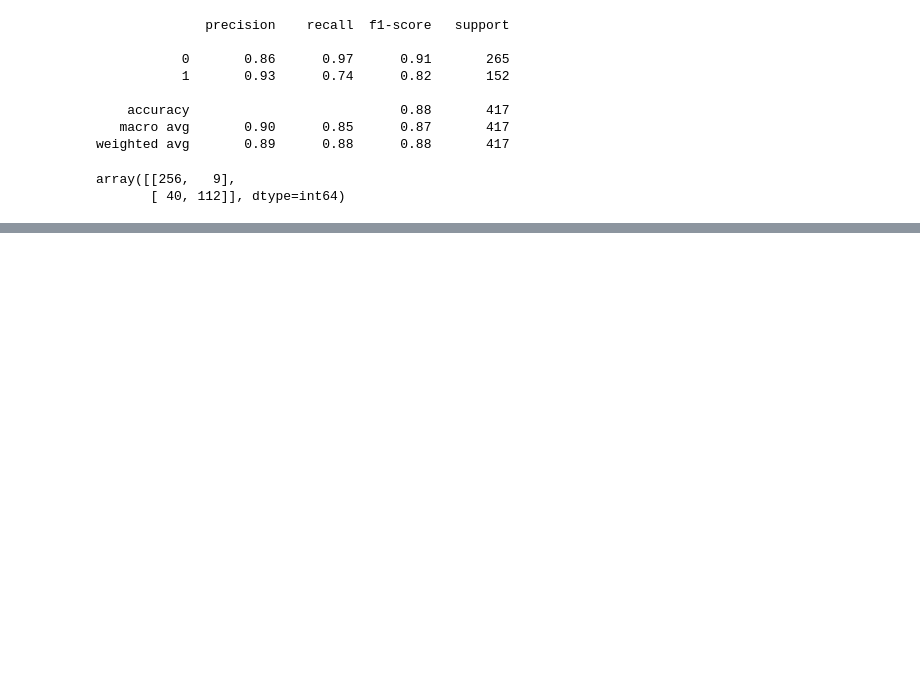
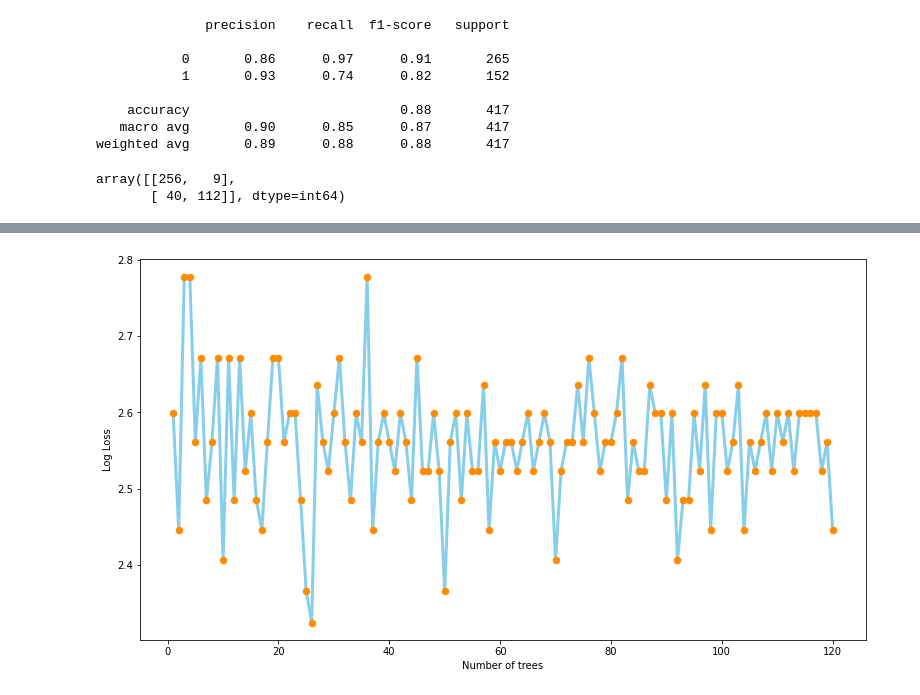
Before and after one commit to bartoszpiechnik25/DataScience, a Jupyter notebook: Titanic.ipynb, the cells around one changed output, grey strips where cells are left out. Saved outputs shown, nothing was run; the diff lists cells and outputs as text; code cells hidden in the pictures; blank space fills up the shorter version.

```diff
--- a/Titanic.ipynb
+++ b/Titanic.ipynb
@@ -459,0 +508,4 @@ array([[256,   9],
+# %%
+random_n = find_best_N(RandomForestClassifier)
+# %% [output]
+[figure, added]
```
Also changed, not shown: parts of 7 cells of this notebook.
